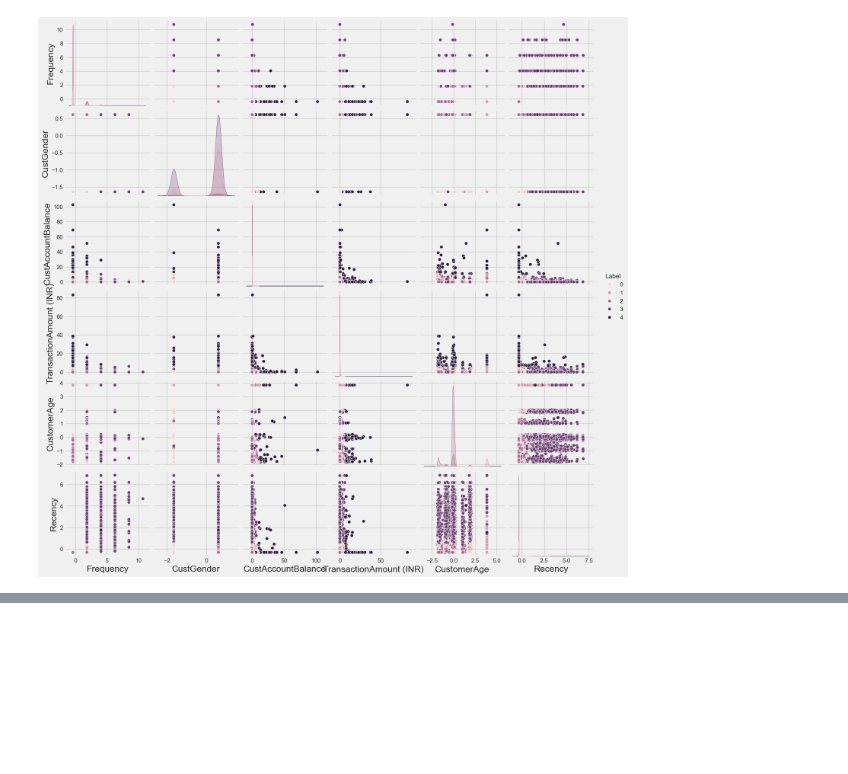
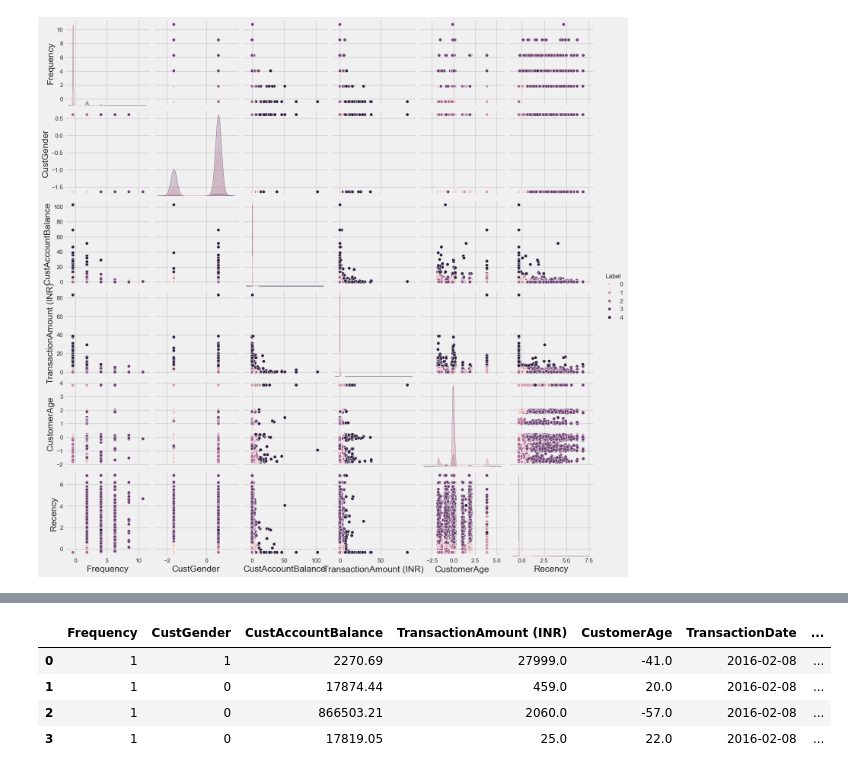
Before and after one commit to Kasis21aug/customer_segmentation_analytics, a Jupyter notebook: main.ipynb, the cells around one changed output, grey strips where cells are left out. Cells and saved outputs as stored; diff of their text form; code cells hidden in the pictures; blank space fills up the shorter version.

```diff
--- a/main.ipynb
+++ b/main.ipynb
@@ -683,0 +800,9 @@ plt.show()
+# %%
+preprocessed_df = preprocess(test_df)
+preprocessed_df.head()
+# %% [output]
+|  | Frequency | CustGender | CustAccountBalance | TransactionAmount (INR) | CustomerAge | TransactionDate | ... |
+| 0 | 1 | 1 | 2270.69 | 27999.0 | -41.0 | 2016-02-08 | ... |
+| 1 | 1 | 0 | 17874.44 | 459.0 | 20.0 | 2016-02-08 | ... |
+| 2 | 1 | 0 | 866503.21 | 2060.0 | -57.0 | 2016-02-08 | ... |
+| 3 | 1 | 0 | 17819.05 | 25.0 | 22.0 | 2016-02-08 | ... |
```
Also changed, not shown: parts of 16 cells of this notebook, 6 other files.
